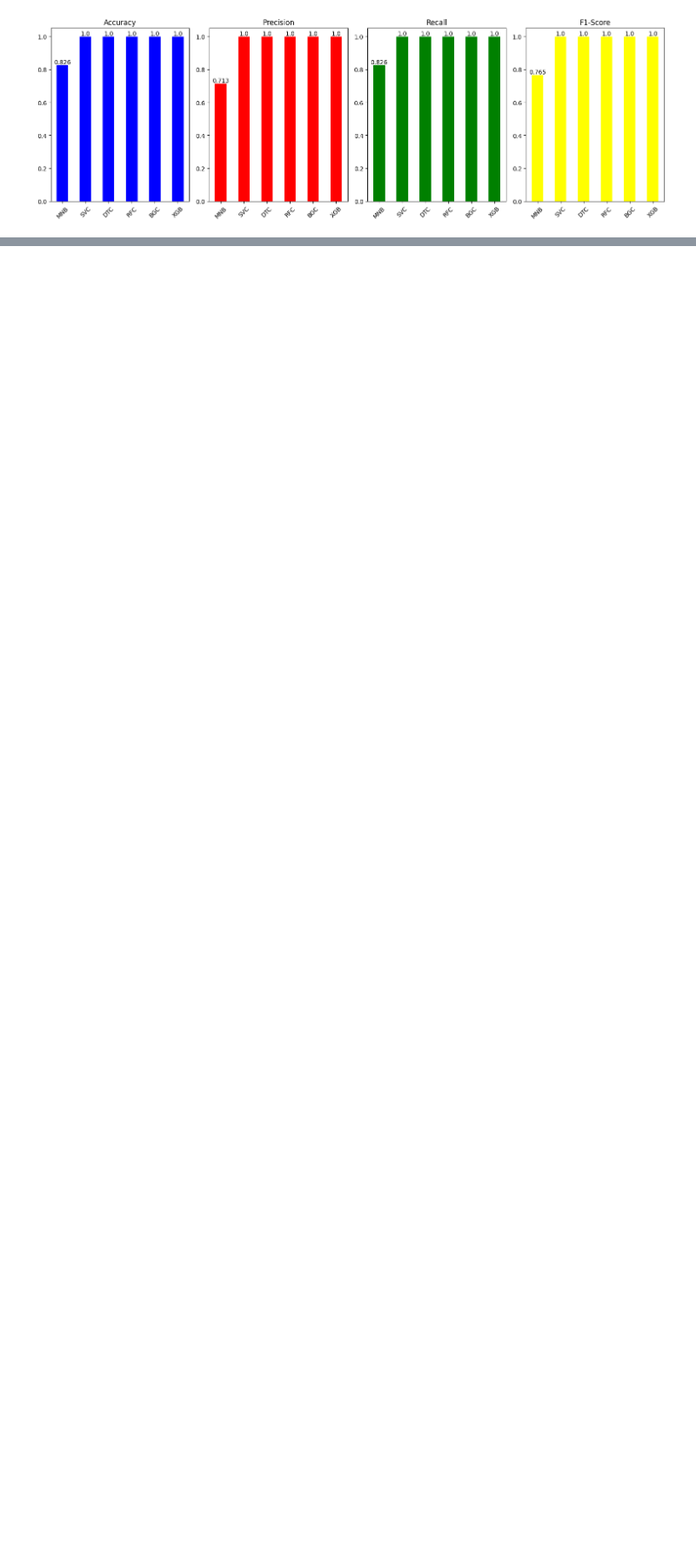
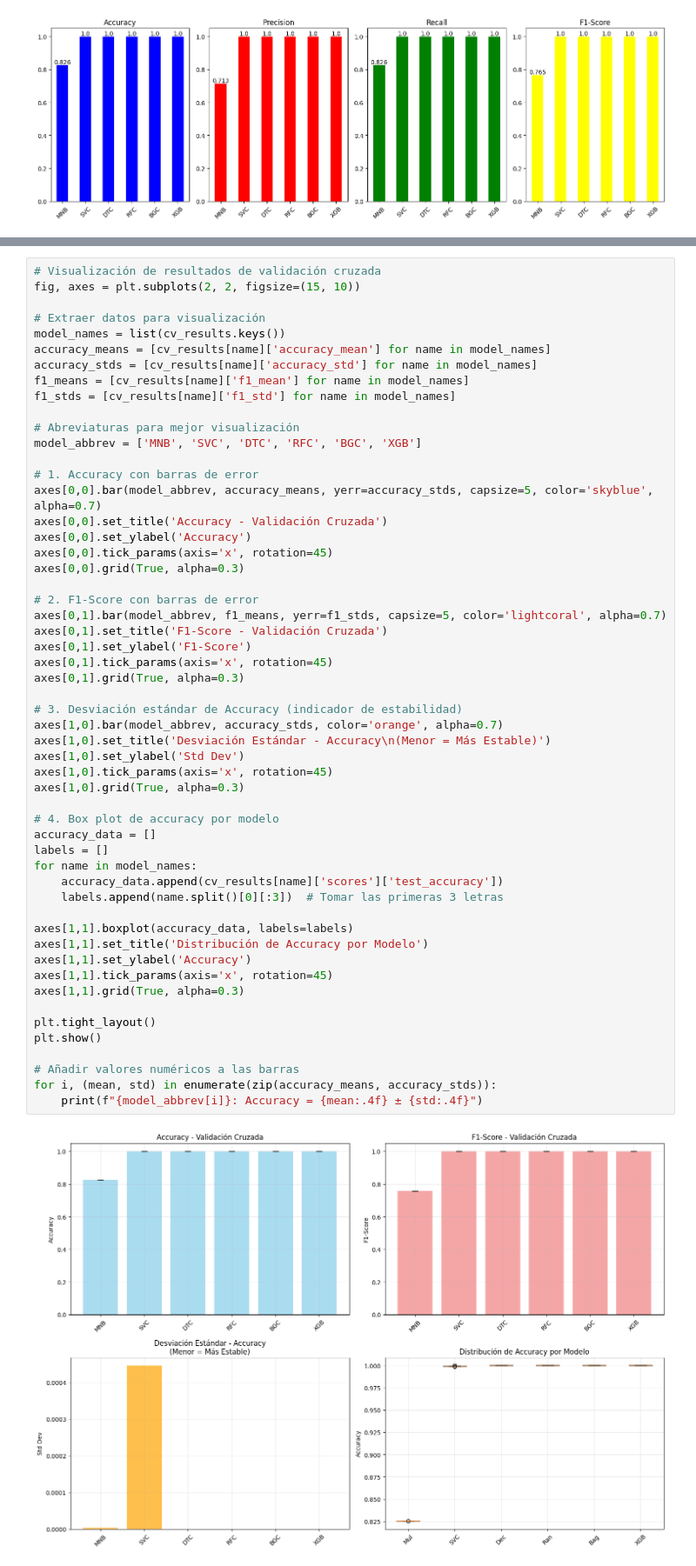
Before and after one commit to the-eagle-eye/G5_machine_learning, a Jupyter notebook: TG_ML_Grupo5.ipynb, the cells around one changed output, grey strips where cells are left out. Shown: that part at 87% size. Cells and saved outputs as stored; diff of their text form; blank space fills up the shorter version.

Commit message:
feat: analisis de sobreajuste y validación con caso especifico

```diff
--- a/TG_ML_Grupo5.ipynb
+++ b/TG_ML_Grupo5.ipynb
@@ -677,0 +877,56 @@ plt.show()
+# %%
+# Visualización de resultados de validación cruzada
+fig, axes = plt.subplots(2, 2, figsize=(15, 10))
+
+# Extraer datos para visualización
+model_names = list(cv_results.keys())
+accuracy_means = [cv_results[name]['accuracy_mean'] for name in model_names]
+accuracy_stds = [cv_results[name]['accuracy_std'] for name in model_names]
+f1_means = [cv_results[name]['f1_mean'] for name in model_names]
+f1_stds = [cv_results[name]['f1_std'] for name in model_names]
+
+# Abreviaturas para mejor visualización
+model_abbrev = ['MNB', 'SVC', 'DTC', 'RFC', 'BGC', 'XGB']
+
+# 1. Accuracy con barras de error
+axes[0,0].bar(model_abbrev, accuracy_means, yerr=accuracy_stds, capsize=5, color='skyblue', alpha=0.7)
+axes[0,0].set_title('Accuracy - Validación Cruzada')
+axes[0,0].set_ylabel('Accuracy')
+axes[0,0].tick_params(axis='x', rotation=45)
+axes[0,0].grid(True, alpha=0.3)
+
+# 2. F1-Score con barras de error
+axes[0,1].bar(model_abbrev, f1_means, yerr=f1_stds, capsize=5, color='lightcoral', alpha=0.7)
+axes[0,1].set_title('F1-Score - Validación Cruzada')
+axes[0,1].set_ylabel('F1-Score')
+axes[0,1].tick_params(axis='x', rotation=45)
+axes[0,1].grid(True, alpha=0.3)
+
+# 3. Desviación estándar de Accuracy (indicador de estabilidad)
+axes[1,0].bar(model_abbrev, accuracy_stds, color='orange', alpha=0.7)
+axes[1,0].set_title('Desviación Estándar - Accuracy\n(Menor = Más Estable)')
+axes[1,0].set_ylabel('Std Dev')
+axes[1,0].tick_params(axis='x', rotation=45)
+axes[1,0].grid(True, alpha=0.3)
+
+# 4. Box plot de accuracy por modelo
+accuracy_data = []
+labels = []
+for name in model_names:
+    accuracy_data.append(cv_results[name]['scores']['test_accuracy'])
+    labels.append(name.split()[0][:3])  # Tomar las primeras 3 letras
+
+axes[1,1].boxplot(accuracy_data, labels=labels)
+axes[1,1].set_title('Distribución de Accuracy por Modelo')
+axes[1,1].set_ylabel('Accuracy')
+axes[1,1].tick_params(axis='x', rotation=45)
+axes[1,1].grid(True, alpha=0.3)
+
+plt.tight_layout()
+plt.show()
+
+# Añadir valores numéricos a las barras
+for i, (mean, std) in enumerate(zip(accuracy_means, accuracy_stds)):
+    print(f"{model_abbrev[i]}: Accuracy = {mean:.4f} ± {std:.4f}")
+# %% [output]
+[figure, added]
```
Also changed, not shown: parts of 20 cells of this notebook.
